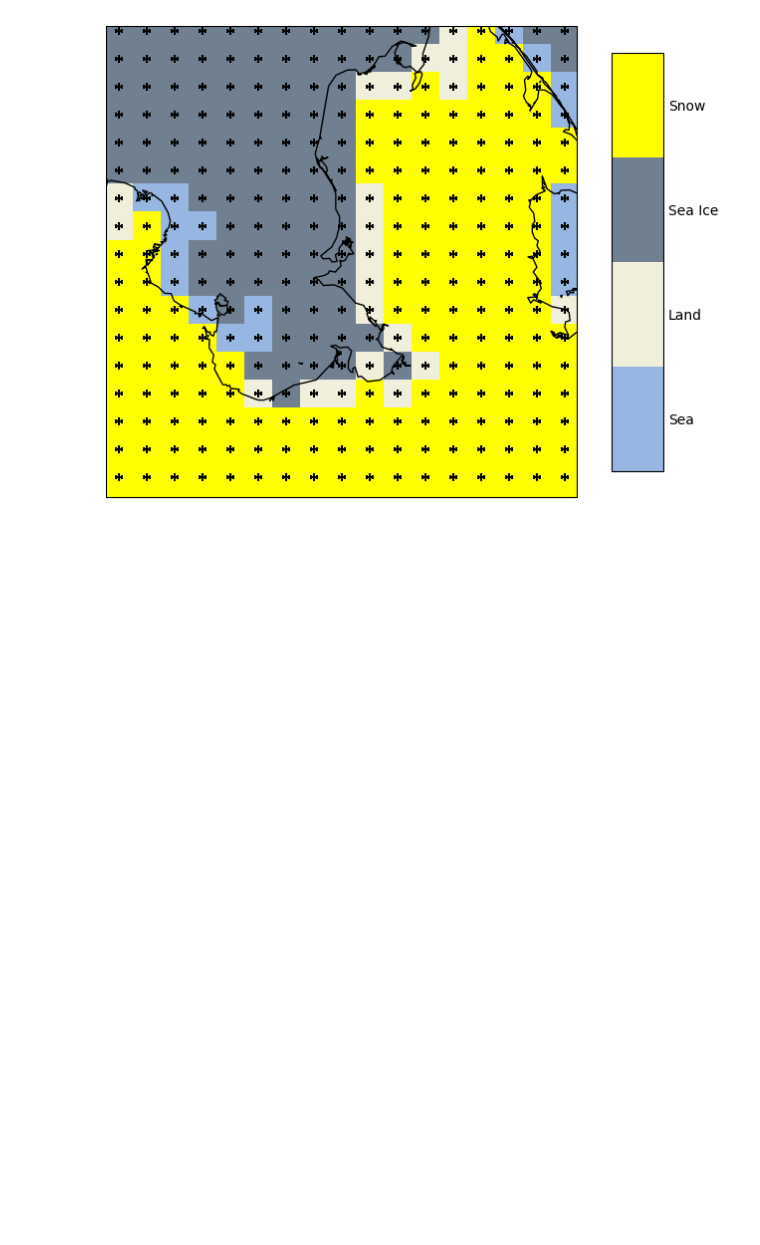
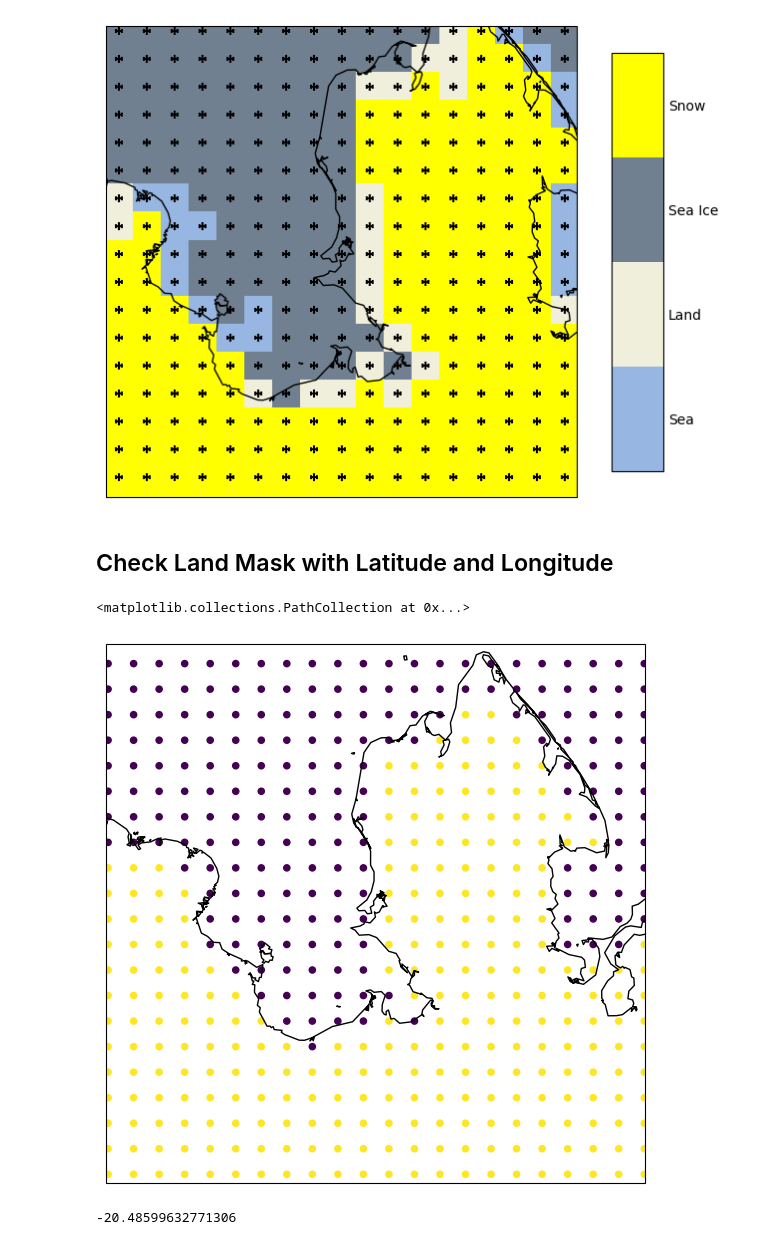
Before and after one commit to andypbarrett/rain_on_snow_database, a Jupyter notebook: notebooks/read_ims_snow_ascii.ipynb, the cells around one changed output. Cells and saved outputs as stored; diff of their text form; code cells hidden in the pictures; blank space fills up the shorter version.

```diff
--- a/notebooks/read_ims_snow_ascii.ipynb
+++ b/notebooks/read_ims_snow_ascii.ipynb
@@ -20,7 +20,7 @@ cartopy.__version__
 # %% [output]
 '0.22.0'
 # %%
-filepath = Path("/home/apbarret/Downloads/ims1997036_00UTC_24km_v1.1.asc.gz")
+filepath = Path("/home/apbarret/src/rain_on_snow_database/data/test_data/ims1997036_00UTC_24km_v1.1.asc.gz")
 # %% [markdown]
 ## Define CRS and Grid Transform
 
@@ -510,3 +534,30 @@ cbar.ax.set_yticklabels(['Sea', 'Land', 'Sea Ice', 'Snow']);
 cbar.ax.tick_params(which="both", length=0.)
 # %% [output]
 [figure]
+# %% [markdown]
+## Check Land Mask with Latitude and Longitude
+# %%
+point = (-163.01706271914878, 64.54757445721512)
+px, py = IMSNorthPolarStereo.transform_point(*point, ccrs.PlateCarree())
+fov = 250000.
+extent = [px-fov, px+fov, py-fov, py+fov]
+
+# cmap = ListedColormap([cfeature.COLORS['water'], cfeature.COLORS['land'], 'slategrey', 'yellow'])
+# norm = BoundaryNorm([0.5, 1.5, 2.5, 3.5, 4.5], ncolors=cmap.N, clip=True)
+
+coastline = cfeature.GSHHSFeature()
+
+fig = plt.figure(figsize=(7,7))
+ax = fig.add_subplot(projection=IMSNorthPolarStereo)
+ax.set_extent(extent, IMSNorthPolarStereo)
+ax.add_feature(coastline)
+
+land = np.flip(np.where((data == 2) | (data == 4), 1, 0), axis=0).flatten()
+ax.scatter(longitude, latitude, s=20, marker='o', c=land, transform=ccrs.PlateCarree())
+# %% [output]
+<matplotlib.collections.PathCollection at 0x...>
+[figure, added]
+# %%
+np.nanmin(new_lat)
+# %% [output]
+-20.48599632771306
```
Also changed, not shown: parts of 9 cells of this notebook.
